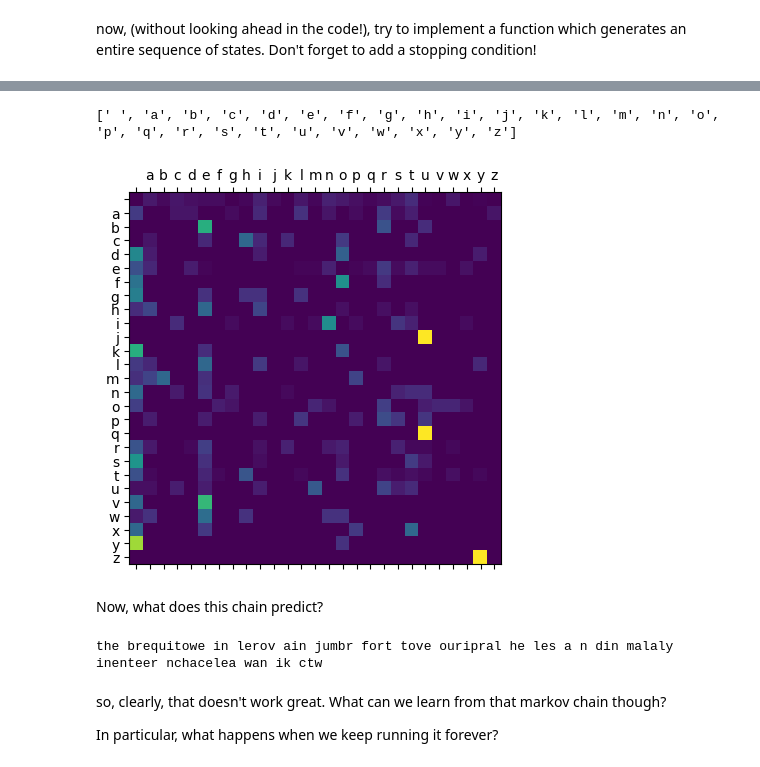
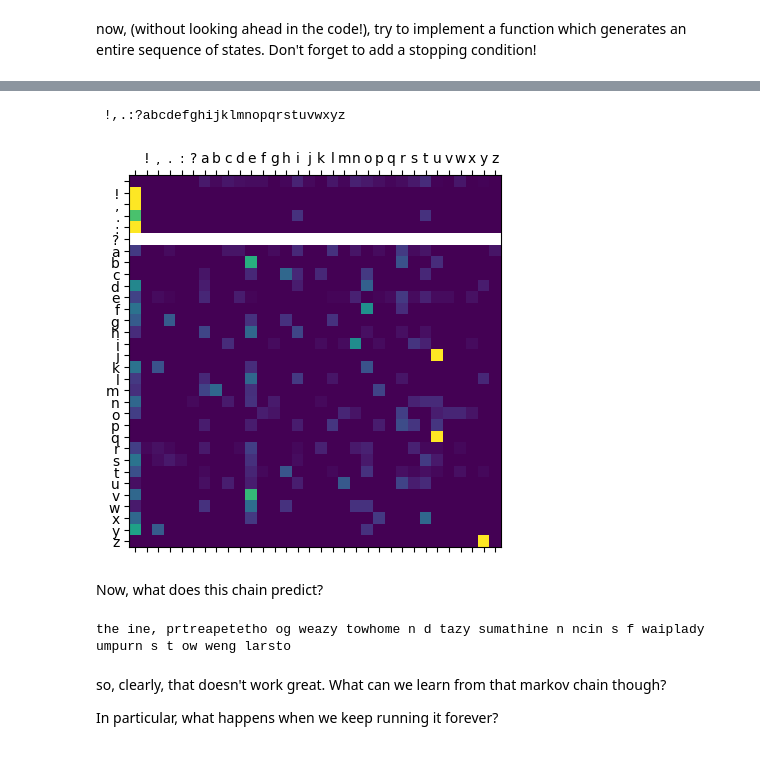
Before and after one commit to mines-opt-ml/decoding-gpt, a Jupyter notebook: notebooks/intro-language-models.ipynb, the cells around one changed output, grey strips where cells are left out. Drawn from its saved outputs; the diff is of its cells as text; code cells hidden in the pictures.

```diff
--- a/notebooks/intro-language-models.ipynb
+++ b/notebooks/intro-language-models.ipynb
@@ -87,0 +101,14 @@ def generate(
+# %%
+
+vocab=["hi", "there", "how", "are", "you", "doing", "today"]
+
+chain = np.random.rand(len(vocab), len(vocab))
+
+chain = chain / chain.sum(axis=1, keepdims=True)
+
+generate(
+	vocab=vocab,
+	chain=chain,
+	initial_state="hi",
+	max_tokens=10,
+)
@@ -97,48 +136,52 @@ In computers, text is stored as a sequence of numbers. Our neural network, in pr
 some_text = "The quick red fox jumps over the lazy brown dog. The quick red fox jumps over the lazy brown dog." + some_text
 
 def clean_text(text: str) -> list[str]:
-	return [x for x in text.lower() if x.isalpha() or x == ' ']
+	return [
+		x
+		for x in text.lower()
+		if x.isalpha() or x in (' :;,.!?')
+	]
 
 some_text_chars = clean_text(some_text)
 char_vocab = sorted(set(some_text_chars))
-print(char_vocab)
+print("".join(char_vocab))
 # %% [output]
-[' ', 'a', 'b', 'c', 'd', 'e', 'f', 'g', 'h', 'i', 'j', 'k', 'l', 'm', 'n', 'o', 'p', 'q', 'r', 's', 't', 'u', 'v', 'w', 'x', 'y', 'z']
+ !,.:?abcdefghijklmnopqrstuvwxyz
 # %%
 # let's train a markov chain on this text!
 
 def train_char_markov_chain(
 	text: str,
 	vocab: list[str],
 ) -> Float[np.ndarray, "d_vocab d_vocab"]:
 
-	text = "".join(clean_text(text))
+	text: str = "".join(clean_text(text))
 
-	vocab_size = len(vocab)
+	vocab_size: int = len(vocab)
 	chain: Float[np.ndarray, "d_vocab d_vocab"] = np.zeros((vocab_size, vocab_size))
 
 	for i in range(len(text) - 1):
 		char1 = text[i]
 		char2 = text[i + 1]
 		chain[vocab.index(char1), vocab.index(char2)] += 1
 
 	chain /= chain.sum(axis=1, keepdims=True)
 
 	return chain
 
 
 char_chain = train_char_markov_chain(some_text, char_vocab)
 
 def plot_char_chain(chain: Float[np.ndarray, "d_vocab d_vocab"]):
 	plt.matshow(chain)
 	# add vocab labels
 	plt.xticks(range(len(char_vocab)), char_vocab)
 	plt.yticks(range(len(char_vocab)), char_vocab)
 	plt.show()
 
 plot_char_chain(char_chain)
 # %% [output]
-[figure, old version]
+[figure, new version]
 # %% [markdown]
 Now, what does this chain predict?
 # %%
@@ -163,7 +206,7 @@ def char_generate(
 
 print(char_generate("the ", char_chain, char_vocab, 100))
 # %% [output]
-the brequitowe in lerov ain jumbr fort tove ouripral he les a n din malaly inenteer nchacelea wan ik ctw
+the ine, prtreapetetho og weazy towhome n d tazy sumathine n ncin s f waiplady umpurn s t ow weng larsto
 # %% [markdown]
 so, clearly, that doesn't work great. What can we learn from that markov chain though?
 
```
Also changed, not shown: parts of 10 cells of this notebook.
